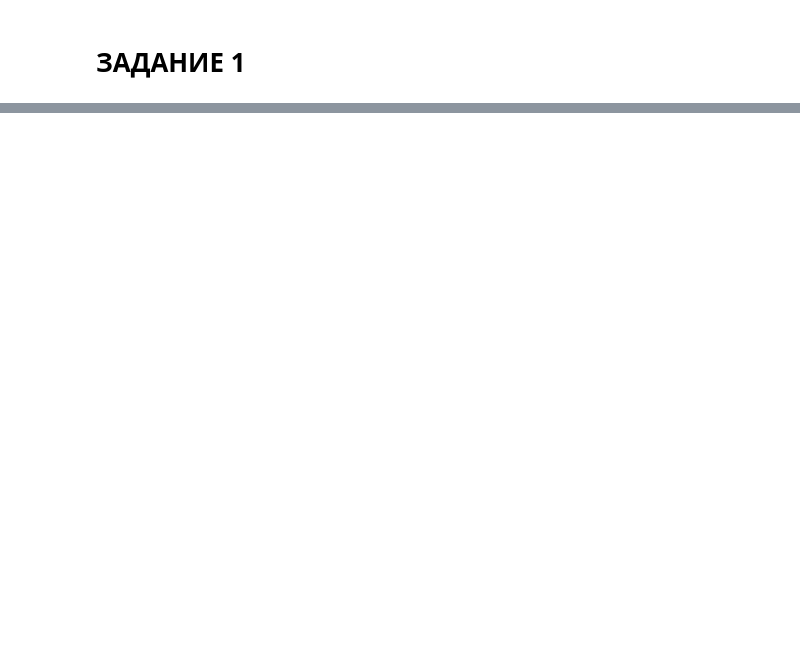
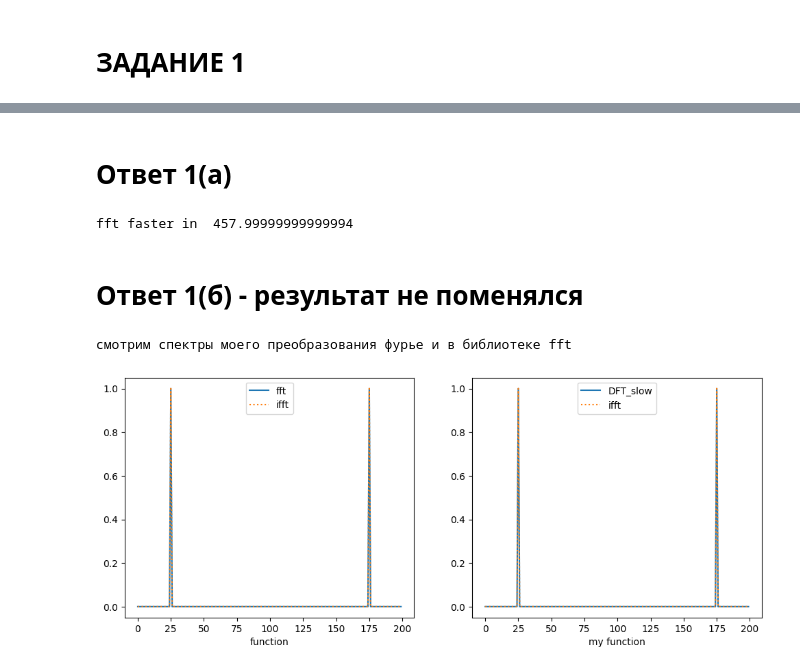
Before and after one commit to EmelyanovAlexey/digital_signal, a Jupyter notebook: lab_2.ipynb, the cells around one changed output, grey strips where cells are left out. Cells and saved outputs as stored; diff of their text form; code cells hidden in the pictures; blank space fills up the shorter version.

```diff
--- a/lab_2.ipynb
+++ b/lab_2.ipynb
@@ -39,0 +94,34 @@ def DFT_slow(x):
+# %% [markdown]
+# Ответ 1(а)
+# %%
+dif = 0.00229 / 0.000005
+print('fft faster in ', dif)
+# %% [output]
+fft faster in  457.99999999999994
+# %% [markdown]
+# Ответ 1(б) - результат не поменялся
+# %%
+print("смотрим спектры моего преобразования фурье и в библиотеке fft")
+
+fig = plt.figure(figsize=(12, 10))
+
+plt.subplots_adjust(wspace=0.2, hspace=0.2)
+
+spectr = np.fft.fft(origin_signal)
+spectr_i = np.fft.ifft(origin_signal)
+plt.subplot(221)
+plt.plot(spectr/np.max(spectr), label='fft')
+plt.plot(spectr_i/np.max(spectr_i), label='ifft',  linestyle='dotted')
+plt.xlabel('function')
+plt.legend()
+
+spectr2 = DFT_slow(origin_signal)
+plt.subplot(222)
+plt.plot(spectr2/np.max(spectr2), label='DFT_slow')
+plt.plot(spectr_i/np.max(spectr_i), label='ifft',  linestyle='dotted')
+plt.xlabel('my function')
+plt.legend()
+plt.show()
+# %% [output]
+смотрим спектры моего преобразования фурье и в библиотеке fft
+[figure, added]
```
Also changed, not shown: parts of 15 cells of this notebook, 8 other files.
